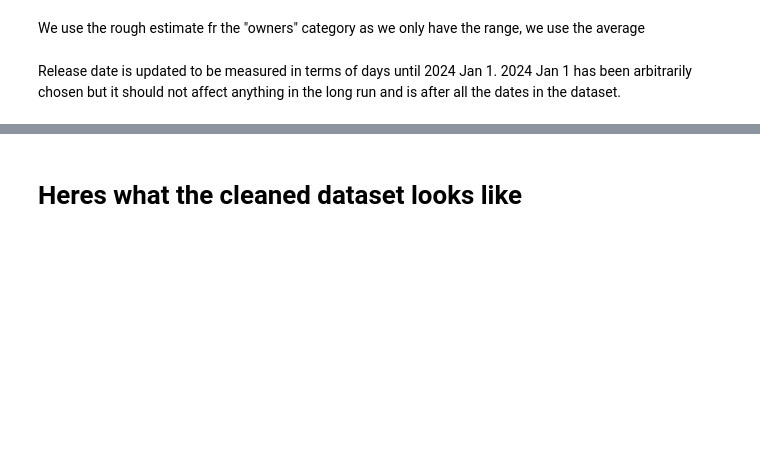
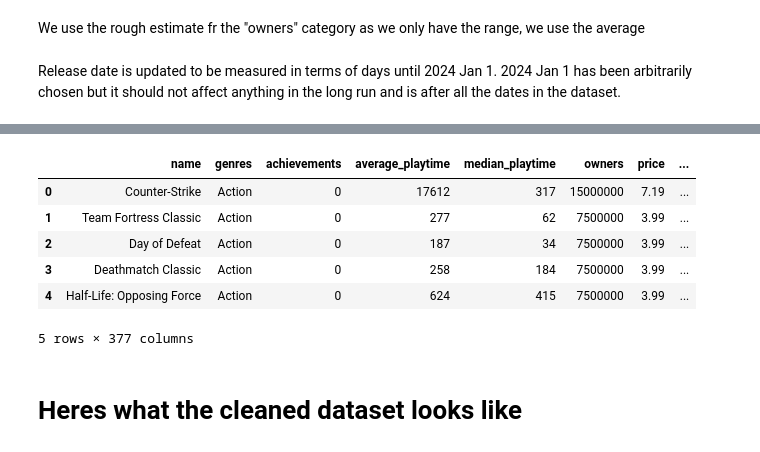
Before and after one commit to Lolfreak/Steam-Games-Analysis, a Jupyter notebook: data-cleaning.ipynb, the cells around one changed output, grey strips where cells are left out. Cells and saved outputs as stored; diff of their text form; code cells hidden in the pictures; blank space fills up the shorter version.

```diff
--- a/data-cleaning.ipynb
+++ b/data-cleaning.ipynb
@@ -155,3 +152,21 @@ cleaned_df.head()
+# %%
+# Filter rows based on the condition
+cleaned_df = cleaned_df[(cleaned_df["positive_ratings"] + cleaned_df["negative_ratings"] >= 25)]
+
+# Calculate positive ratio
+cleaned_df["positive_ratio"] = cleaned_df["positive_ratings"] / (cleaned_df["positive_ratings"] + cleaned_df["negative_ratings"])
+
+# Drop columns in one step
+cleaned_df = cleaned_df.drop(columns=["positive_ratings", "negative_ratings"])
+cleaned_df.head()
+# %% [output]
+|  | name | genres | achievements | average_playtime | median_playtime | owners | price | ... |
+| 0 | Counter-Strike | Action | 0 | 17612 | 317 | 15000000 | 7.19 | ... |
+| 1 | Team Fortress Classic | Action | 0 | 277 | 62 | 7500000 | 3.99 | ... |
+| 2 | Day of Defeat | Action | 0 | 187 | 34 | 7500000 | 3.99 | ... |
+| 3 | Deathmatch Classic | Action | 0 | 258 | 184 | 7500000 | 3.99 | ... |
+| 4 | Half-Life: Opposing Force | Action | 0 | 624 | 415 | 7500000 | 3.99 | ... |
+5 rows × 377 columns
 # %% [markdown]
 # Heres what the cleaned dataset looks like
 # %%
```
Also changed, not shown: parts of 12 cells of this notebook.
